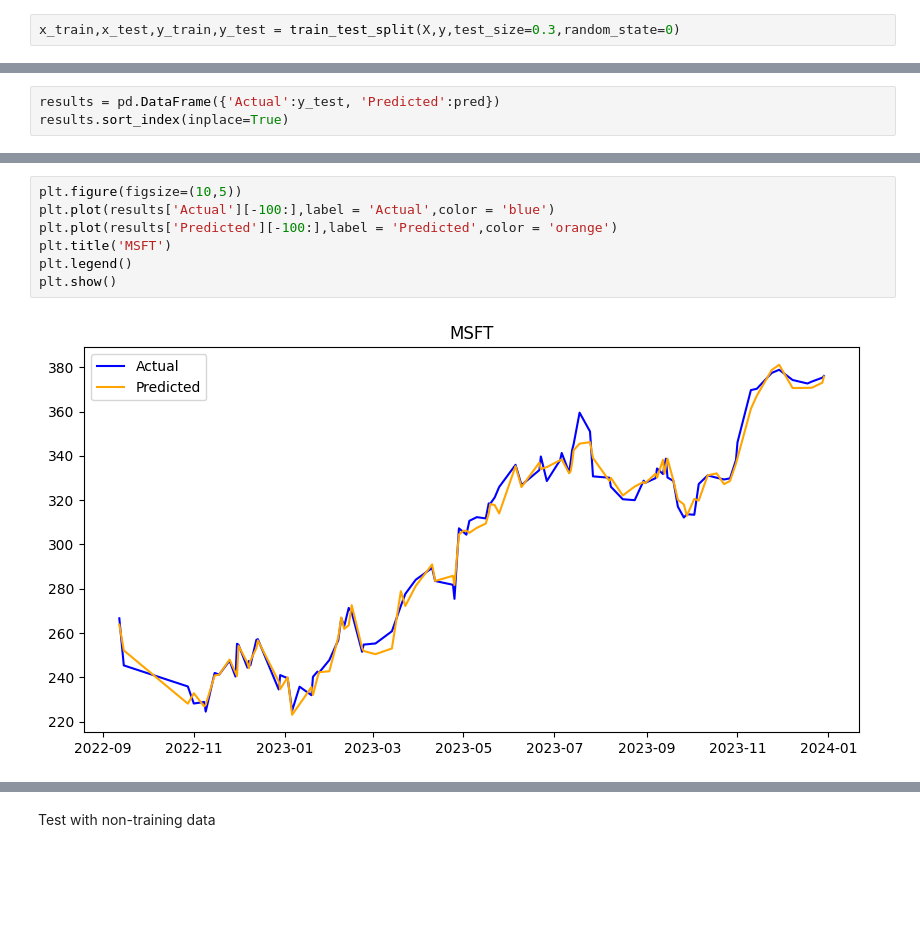
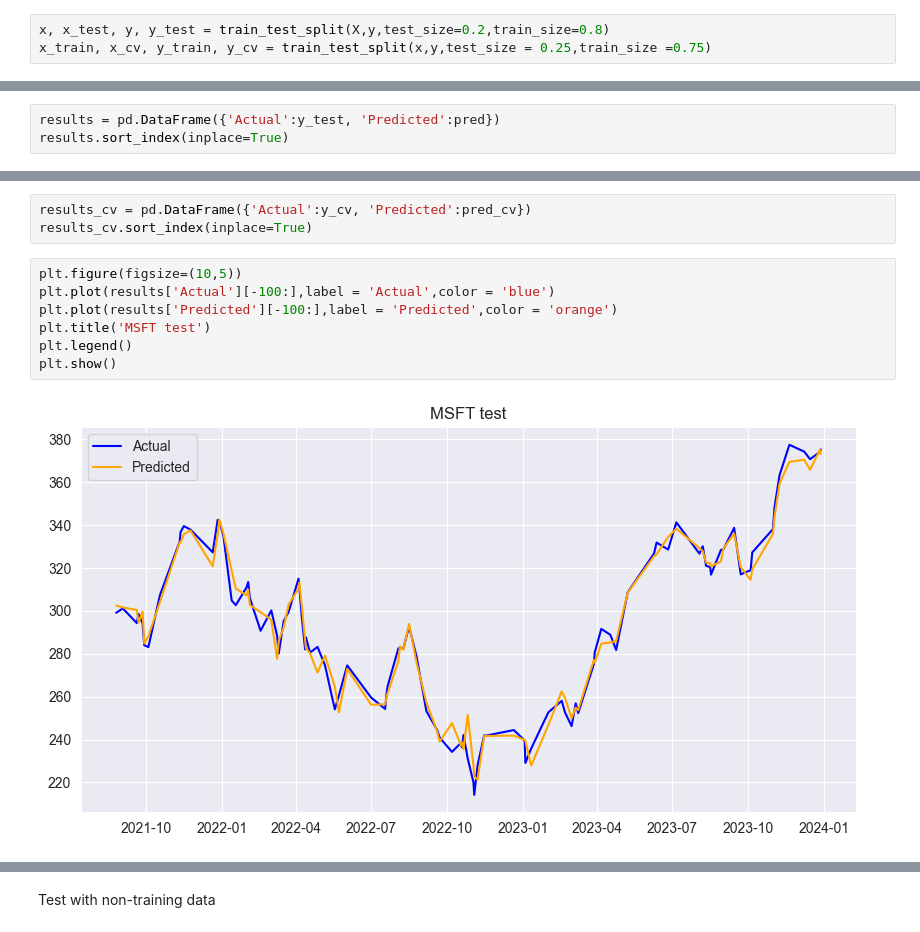
Before and after one commit to Pearlcentt/Group18-ML-StockPricePrediciton, a Jupyter notebook: linear regression/LinearRegression.ipynb, the cells around one changed output, grey strips where cells are left out. Cells and saved outputs as stored; diff of their text form; blank space fills up the shorter version.

```diff
--- a/linear regression/LinearRegression.ipynb
+++ b/linear regression/LinearRegression.ipynb
@@ -117,7 +117,8 @@ plt.show()
 # %% [markdown]
 Random Split
 # %%
-x_train,x_test,y_train,y_test = train_test_split(X,y,test_size=0.3,random_state=0)
+x, x_test, y, y_test = train_test_split(X,y,test_size=0.2,train_size=0.8)
+x_train, x_cv, y_train, y_cv = train_test_split(x,y,test_size = 0.25,train_size =0.75)
 # %%
 model = LinearRegression()
 model.fit(x_train,y_train)
@@ -136,9 +144,12 @@ results.sort_index(inplace=True)
+# %%
+results_cv = pd.DataFrame({'Actual':y_cv, 'Predicted':pred_cv})
+results_cv.sort_index(inplace=True)
 # %%
 plt.figure(figsize=(10,5))
 plt.plot(results['Actual'][-100:],label = 'Actual',color = 'blue')
 plt.plot(results['Predicted'][-100:],label = 'Predicted',color = 'orange')
-plt.title('MSFT')
+plt.title('MSFT test')
 plt.legend()
 plt.show()
 # %% [output]
-[figure, old version]
+[figure, new version]
```
Also changed, not shown: parts of 10 cells of this notebook.
